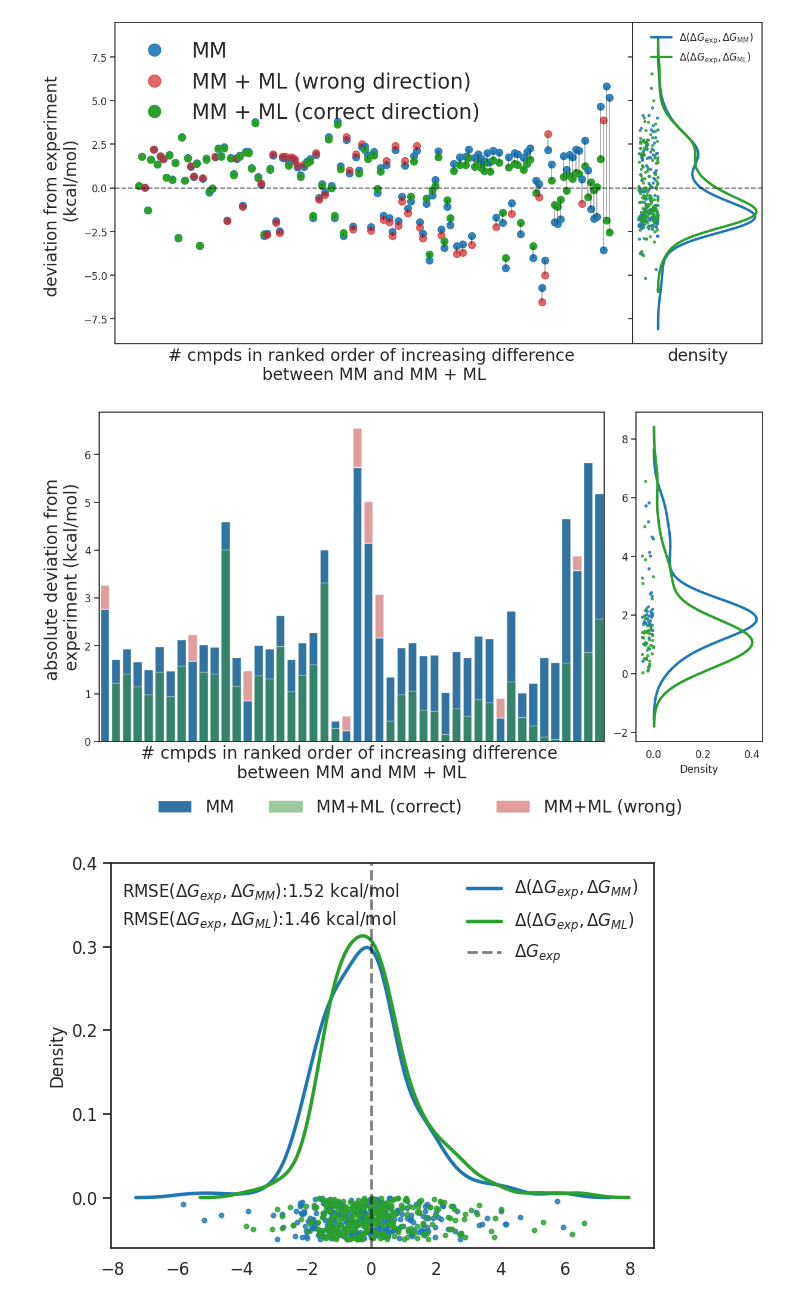
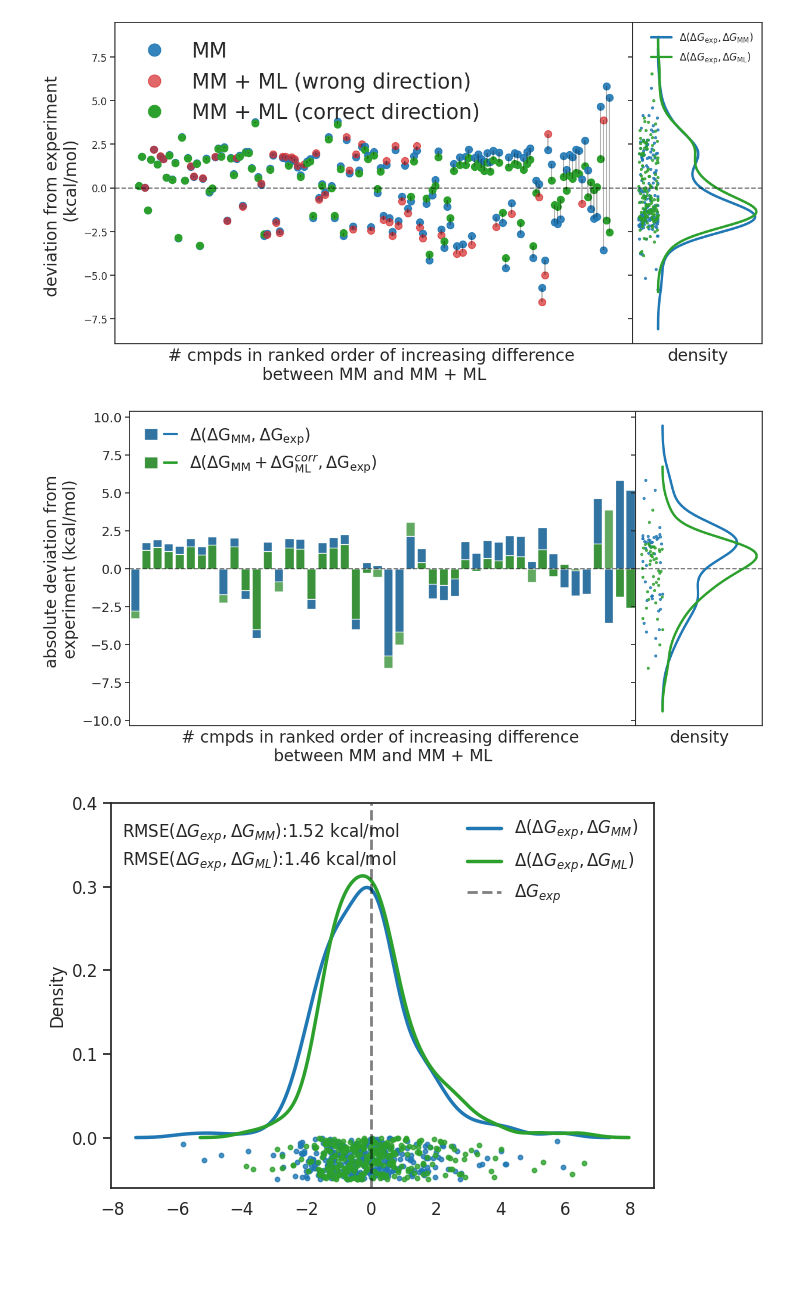
Before and after one commit to JohannesKarwou/notebooks, a Jupyter notebook: combinedDataset.ipynb, the cells around one changed output. Cells and saved outputs as stored; diff of their text form; code cells hidden in the pictures; blank space fills up the shorter version.

```diff
--- a/combinedDataset.ipynb
+++ b/combinedDataset.ipynb
@@ -206,73 +206,87 @@ for index, row in data.iterrows():
         )
         if np.abs(data["MM-ML"][index]) > 0.00001:
             if noCorrection >= corrected: # correct Direction
-              data.loc[index, "correctDirection"] = np.abs(data["ML-ASFE [kcal/mol]"][index]-data["Exp [kcal/mol]"][index])
+              # data.loc[index, "correctDirection"] = np.abs(data["ML-ASFE [kcal/mol]"][index]-data["Exp [kcal/mol]"][index])
+              data.loc[index, "correctDirection"] = (data["ML-ASFE [kcal/mol]"][index]-data["Exp [kcal/mol]"][index])
               data.loc[index, "wrongDirection"] = 0
             else:
               data.loc[index, "correctDirection"] = 0
-              data.loc[index, "wrongDirection"] = np.abs(data["ML-ASFE [kcal/mol]"][index]-data["Exp [kcal/mol]"][index])
+              # data.loc[index, "wrongDirection"] = np.abs(data["ML-ASFE [kcal/mol]"][index]-data["Exp [kcal/mol]"][index])
+              data.loc[index, "wrongDirection"] = (data["ML-ASFE [kcal/mol]"][index]-data["Exp [kcal/mol]"][index])
 # %%
 fig, ax = plt.subplots(
-    1, 2, figsize=(14, 7), sharey=False, gridspec_kw={"width_ratios": [4, 1]}
+    1, 2, figsize=(14, 7), sharey=True, gridspec_kw={"width_ratios": [4, 1]}
 )
-fig.subplots_adjust(hspace=0, wspace=0.1)
+fig.subplots_adjust(hspace=0, wspace=0.0)
 
 sns.set_theme(
     style="white",
     rc={
-        "font.size": 15,
+        "font.size": 20,
         "legend.fontsize": 25,
         "lines.markersize": 10,
         "xtick.labelsize": 12,
-        "ytick.labelsize": 12,
+        "ytick.labelsize": 16,
         "ytick.left": True,
     },
 )
 
-sns.barplot(x=data["Mol_ID"],y=np.abs(data["MM-ASFE [kcal/mol]"]-data["Exp [kcal/mol]"]),data=data,label="MM", ax=ax[0],color=c1)
-sns.barplot(x="Mol_ID",y=data["correctDirection"],data=data, ax=ax[0],color=c3,label="ML correct",alpha=0.5)
-sns.barplot(x="Mol_ID",y=data["wrongDirection"],data=data, ax=ax[0],label="ML wrong",color=c4,alpha=0.5,zorder=0)
-
-lines_labels = [axs.get_legend_handles_labels() for axs in fig.axes]
-lines, labels = [sum(lol, []) for lol in zip(*lines_labels)]
-fig.legend(
-    [(lines[0]),(lines[1]),(lines[2])],
-    ["MM","MM+ML (correct)","MM+ML (wrong)"],
-    loc="lower center",
-    ncol=4,
-    frameon=False,
-    bbox_to_anchor=(0.5, -0.1),
-    fontsize=20,
-    handler_map={tuple: HandlerTuple(ndivide=None)},
-)
+# sns.barplot(x=data["Mol_ID"],y=np.abs(data["MM-ASFE [kcal/mol]"]-data["Exp [kcal/mol]"]),data=data,label="MM",ec="white", ax=ax[0],color=c1)
+sns.barplot(x=data["Mol_ID"],y=(data["MM-ASFE [kcal/mol]"]-data["Exp [kcal/mol]"]),data=data,label="MM",ec="white", ax=ax[0],color=c1)
+sns.barplot(x="Mol_ID",y=data["correctDirection"],data=data, ax=ax[0],color=c3,ec="white",label="ML correct")
+sns.barplot(x="Mol_ID",y=data["wrongDirection"],data=data, ax=ax[0],label="ML wrong",color=c3,ec="white",zorder=0,alpha=0.8)
 
 ax[0].set_ylabel("absolute deviation from \nexperiment (kcal/mol)",fontsize=20)
 ax[0].set_xlabel(
     "# cmpds in ranked order of increasing difference \nbetween MM and MM + ML",
     fontsize=20,
 )
 ax[0].set_xticks([])
+ax[0].axhline(0,color="black",linestyle="dashed",alpha=0.5)
+ax[1].axhline(0,color="black",linestyle="dashed",alpha=0.5)
 
-sns.kdeplot(y=np.abs(data["Exp [kcal/mol]"]-data["MM-ASFE [kcal/mol]"]),color=c1,linewidth=3,label=r'$\Delta(\Delta G_{\mathrm{exp}},\Delta G_{\mathrm{MM}})$',ax=ax[1])
-sns.kdeplot(y=np.abs(data["Exp [kcal/mol]"]-data["ML-ASFE [kcal/mol]"]),color=c3,linewidth=3,label=r'$\Delta(\Delta G_{\mathrm{exp}},\Delta G_{\mathrm{ML}})$',ax=ax[1])
+sns.kdeplot(y=(data["MM-ASFE [kcal/mol]"]-data["Exp [kcal/mol]"]),color=c1,linewidth=3,label=r'$\Delta(\Delta G_{\mathrm{exp}},\Delta G_{\mathrm{MM}})$',ax=ax[1])
+sns.kdeplot(y=(data["ML-ASFE [kcal/mol]"]-data["Exp [kcal/mol]"]),color=c3,linewidth=3,label=r'$\Delta(\Delta G_{\mathrm{exp}},\Delta G_{\mathrm{ML}})$',ax=ax[1])
 ax[1].scatter(
     np.random.uniform(low= -.05, high=0.0, size=len(data["ML-ASFE [kcal/mol]"])),
-    np.abs(data["Exp [kcal/mol]"]-data["MM-ASFE [kcal/mol]"]),
+    (data["MM-ASFE [kcal/mol]"]-data["Exp [kcal/mol]"]),
+    label="ML",
     s=8,
     color=c1,
     alpha=0.8,
 )
 ax[1].scatter(
     np.random.uniform(low= -.05, high=0, size=len(data["ML-ASFE [kcal/mol]"])),
-    np.abs(data["Exp [kcal/mol]"]-data["ML-ASFE [kcal/mol]"]),
+    (data["ML-ASFE [kcal/mol]"]-data["Exp [kcal/mol]"]),
     s=8,
     color=c3,
     alpha=0.8,
 )
 
+ax[0].set_xticklabels(ax[0].get_xticklabels(), rotation=90)  # Adjust the rotation angle as needed
+ax[1].set_xticks([])
+
+lines_labels = [axs.get_legend_handles_labels() for axs in fig.axes]
+lines, labels = [sum(lol, []) for lol in zip(*lines_labels)]
+ax[0].legend(
+    [(lines[0],lines[3]),(lines[1],lines[4])],
+    # [r"$\Delta (\Delta \mathrm{G}_{\mathrm{MM}}, \Delta \mathrm{G}_{\mathrm{exp}})$",r"$\Delta (\Delta \mathrm{G}_{\mathrm{MM}},\Delta \mathrm{G}_{\mathrm{exp}} [<|>] \Delta (\Delta \mathrm{G}_{\mathrm{MM}} + \Delta \mathrm{G}^{{corr}}_{\mathrm{ML}}  , \Delta \mathrm{G}_{\mathrm{exp}})$"], #,r"$\Delta \mathrm{G}_{\mathrm{MM}} + \Delta \mathrm{G}^{{corr}}_{\mathrm{ML}} > \Delta(\Delta \mathrm{G}_{\mathrm{MM}}, \Delta \mathrm{G}_{\mathrm{exp}})$"],
+    [r"$\Delta (\Delta \mathrm{G}_{\mathrm{MM}}, \Delta \mathrm{G}_{\mathrm{exp}})$",r"$\Delta (\Delta \mathrm{G}_{\mathrm{MM}} + \Delta \mathrm{G}^{{corr}}_{\mathrm{ML}}, \Delta \mathrm{G}_{\mathrm{exp}})$"],
+    loc="upper left",
+    ncol=1,
+    frameon=False,
+    # bbox_to_anchor=(0.5, -0.1),
+    fontsize=20,
+    handler_map={tuple: HandlerTuple(ndivide=None)},
+)
+
+# ax[0].set_ylim([-7,7])
+
+ax[1].set_xlabel("density",fontsize=20)
+
 plt.savefig("overview.png", bbox_inches="tight")
 # %% [output]
-[figure, old version]
+[figure, new version]
 # %%
 all_data = pd.read_csv("sample_data/freesolvEXSdata.csv",skiprows=1)
 all_data["EXS correction"] = np.abs(all_data["ML-ASFE [kcal/mol]"]-all_data["MM-ASFE [kcal/mol]"])
```
Also changed, not shown: parts of 1 cell of this notebook.
